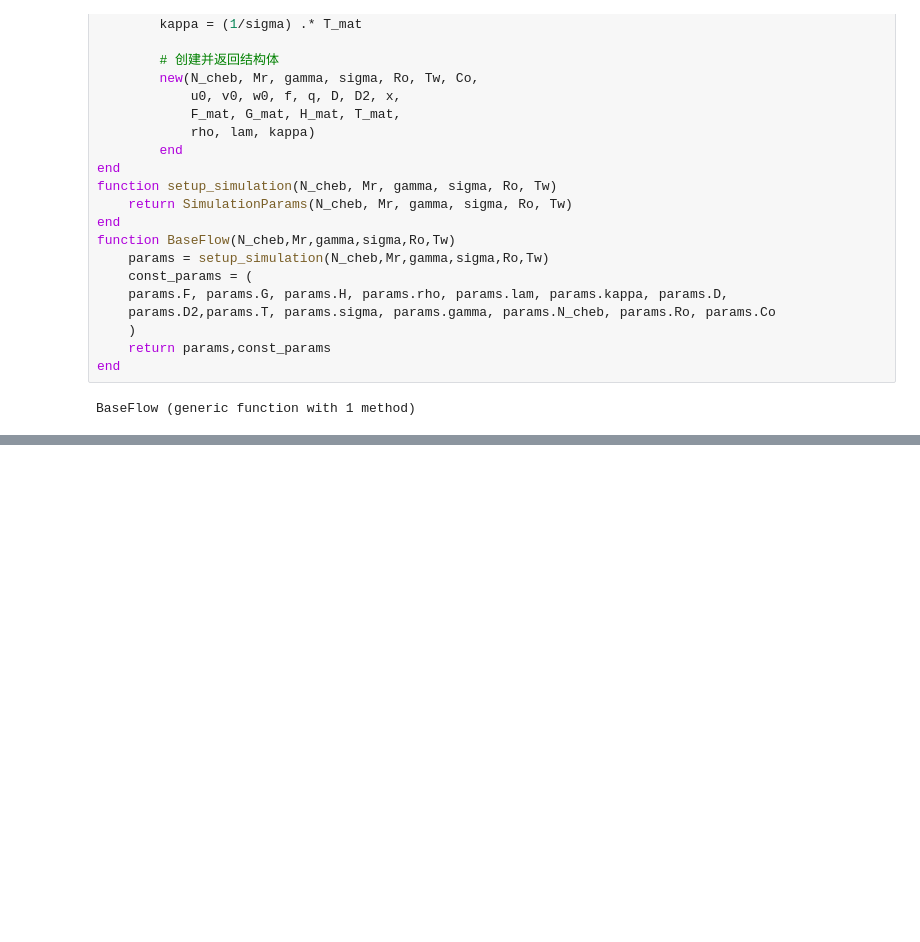
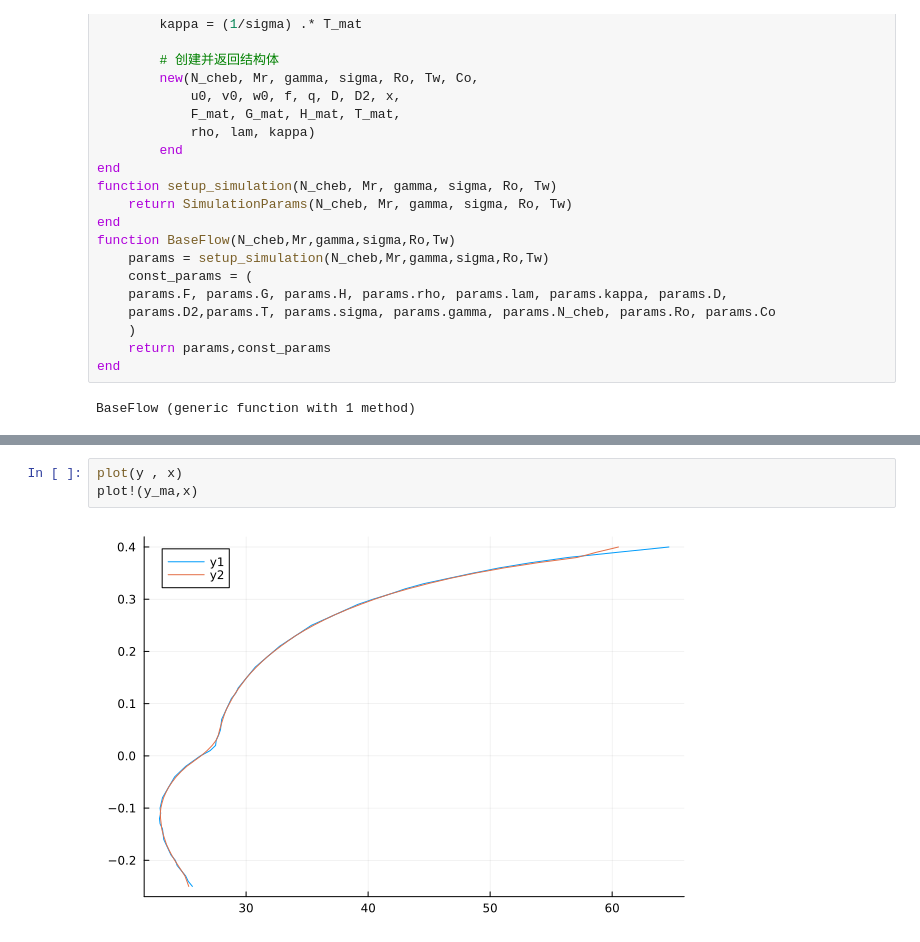
Before and after one commit to HaojieZhang917/compressible_bek, a Jupyter notebook: compress/BEK/Ro=0.313/AS.ipynb, the cells around one changed output, grey strips where cells are left out. Cells and saved outputs as stored; diff of their text form; blank space fills up the shorter version.

```diff
--- a/compress/BEK/Ro=0.313/AS.ipynb
+++ b/compress/BEK/Ro=0.313/AS.ipynb
@@ -269,0 +332,5 @@ end
+# %%
+plot(y , x)
+plot!(y_ma,x)
+# %% [output]
+[figure, added]
```
Also changed, not shown: parts of 5 cells of this notebook, 3 other files.
